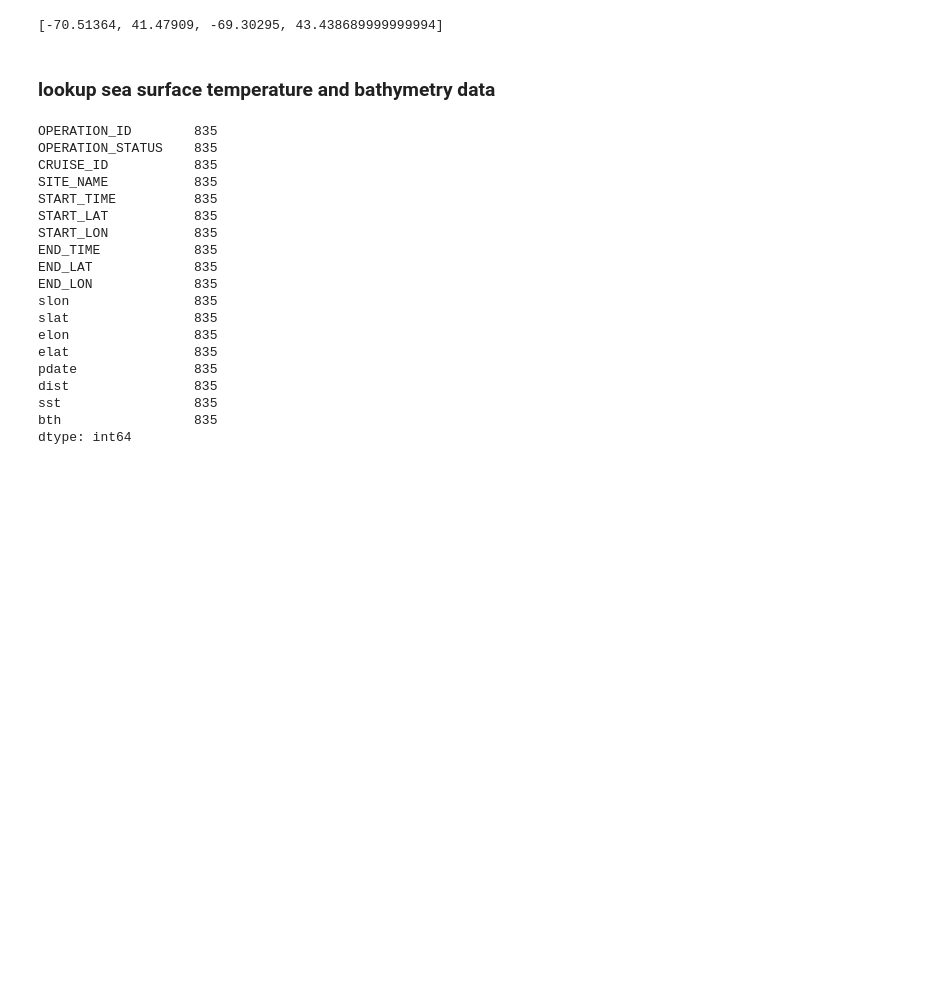
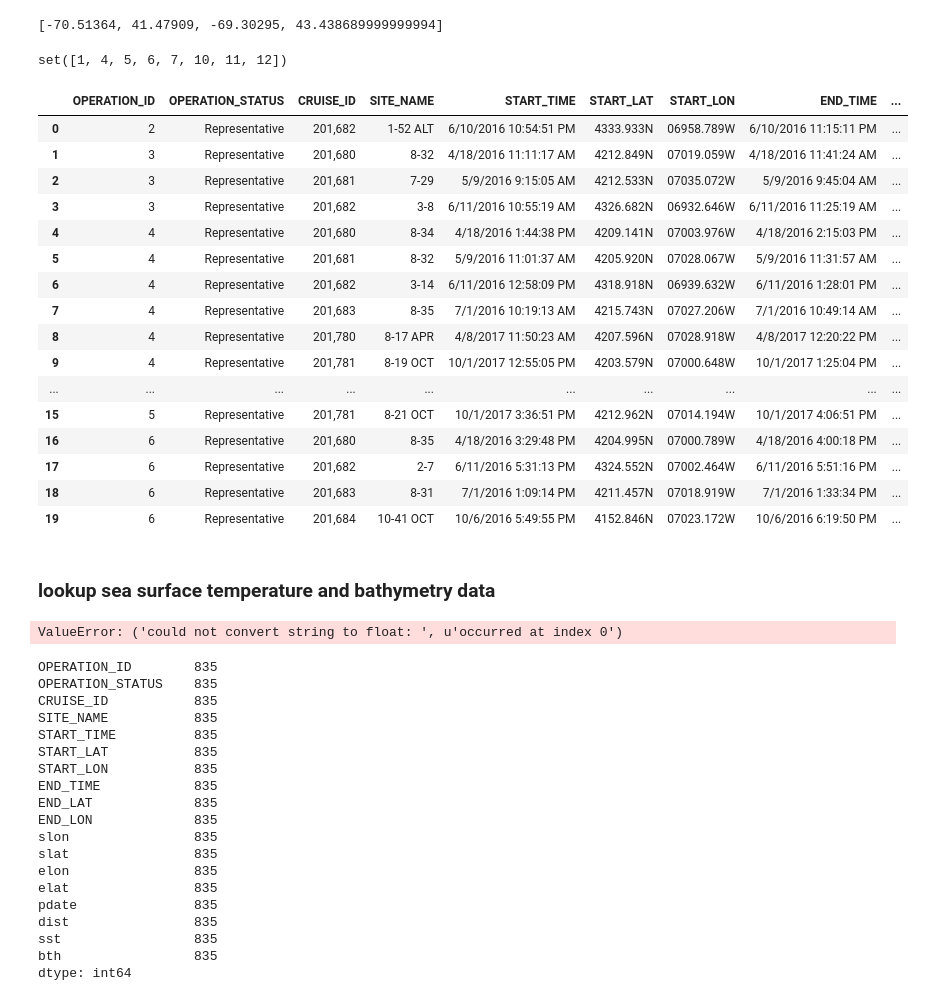
Before and after one commit to lukemckinstry/hack4sea, a Jupyter notebook: notebooks/tows.ipynb, the cells around one changed output. Drawn from its saved outputs; the diff is of its cells as text; code cells hidden in the pictures; blank space fills up the shorter version.

Commit message:
create geographic zone

```diff
--- a/notebooks/tows.ipynb
+++ b/notebooks/tows.ipynb
@@ -30,6 +30,9 @@ tow_df['slat'] =  tow_df.apply(lambda row: float((row["START_LAT"]).replace('N',
 tow_df['elon'] =  tow_df.apply(lambda row: float((row["END_LON"]).replace('W','')) / -100, axis=1)
 tow_df['elat'] =  tow_df.apply(lambda row: float((row["END_LAT"]).replace('N','')) / 100, axis=1)
 tow_df['pdate'] = tow_df.apply(lambda row: pd.to_datetime( row['START_TIME'] ), axis=1 )
+tow_df['month'] = tow_df.apply(lambda row: row['pdate'].month , axis=1 )
+
+
 tow_df['dist'] = ((tow_df['slon'] - tow_df['elon'])**2 + (tow_df['slat'] - tow_df['elat'])**2) ** 0.5
 tow_df = tow_df.loc[tow_df['dist'] < .1]
 
@@ -44,6 +47,53 @@ box = [ llcrnrlon, llcrnrlat, urcrnrlon, urcrnrlat ]
 print(box)
 # %% [output]
 [-70.51364, 41.47909, -69.30295, 43.438689999999994]
+# %%
+def get_zone( obj ):
+    coords = [ (obj['slat'] + obj['elat'])/2 , (obj['slon'] + obj['elon'])/2 ]
+    if coords[0] < 41.72:
+        zone=3
+    if coords[0] > 42.75:
+        if coords[1] > -69.77:
+            zone=1
+        else:
+            zone=5
+    else:
+        if coords[1] > -69.77:
+            zone=2
+        else:
+            zone=4
+    return zone
+
+tow_df['zone'] = tow_df.apply(lambda row: get_zone(row) , axis=1 )
+# %%
+def winter( obj ):
+    if obj['month'] == 1 or obj['month'] > 9:
+        return 1
+    else:
+        return 0
+tow_df['winter'] = tow_df.apply(lambda row: winter(row) , axis=1 )
+# %% [output]
+set([1, 4, 5, 6, 7, 10, 11, 12])
+# %%
+tow_df.head(20)
+# %% [output]
+|  | OPERATION_ID | OPERATION_STATUS | CRUISE_ID | SITE_NAME | START_TIME | START_LAT | START_LON | END_TIME | ... |
+| 0 | 2 | Representative | 201,682 | 1-52 ALT | 6/10/2016 10:54:51 PM | 4333.933N | 06958.789W | 6/10/2016 11:15:11 PM | ... |
+| 1 | 3 | Representative | 201,680 | 8-32 | 4/18/2016 11:11:17 AM | 4212.849N | 07019.059W | 4/18/2016 11:41:24 AM | ... |
+| 2 | 3 | Representative | 201,681 | 7-29 | 5/9/2016 9:15:05 AM | 4212.533N | 07035.072W | 5/9/2016 9:45:04 AM | ... |
+| 3 | 3 | Representative | 201,682 | 3-8 | 6/11/2016 10:55:19 AM | 4326.682N | 06932.646W | 6/11/2016 11:25:19 AM | ... |
+| 4 | 4 | Representative | 201,680 | 8-34 | 4/18/2016 1:44:38 PM | 4209.141N | 07003.976W | 4/18/2016 2:15:03 PM | ... |
+| 5 | 4 | Representative | 201,681 | 8-32 | 5/9/2016 11:01:37 AM | 4205.920N | 07028.067W | 5/9/2016 11:31:57 AM | ... |
+| 6 | 4 | Representative | 201,682 | 3-14 | 6/11/2016 12:58:09 PM | 4318.918N | 06939.632W | 6/11/2016 1:28:01 PM | ... |
+| 7 | 4 | Representative | 201,683 | 8-35 | 7/1/2016 10:19:13 AM | 4215.743N | 07027.206W | 7/1/2016 10:49:14 AM | ... |
+| 8 | 4 | Representative | 201,780 | 8-17 APR | 4/8/2017 11:50:23 AM | 4207.596N | 07028.918W | 4/8/2017 12:20:22 PM | ... |
+| 9 | 4 | Representative | 201,781 | 8-19 OCT | 10/1/2017 12:55:05 PM | 4203.579N | 07000.648W | 10/1/2017 1:25:04 PM | ... |
+| ... | ... | ... | ... | ... | ... | ... | ... | ... | ... |
+| 15 | 5 | Representative | 201,781 | 8-21 OCT | 10/1/2017 3:36:51 PM | 4212.962N | 07014.194W | 10/1/2017 4:06:51 PM | ... |
+| 16 | 6 | Representative | 201,680 | 8-35 | 4/18/2016 3:29:48 PM | 4204.995N | 07000.789W | 4/18/2016 4:00:18 PM | ... |
+| 17 | 6 | Representative | 201,682 | 2-7 | 6/11/2016 5:31:13 PM | 4324.552N | 07002.464W | 6/11/2016 5:51:16 PM | ... |
+| 18 | 6 | Representative | 201,683 | 8-31 | 7/1/2016 1:09:14 PM | 4211.457N | 07018.919W | 7/1/2016 1:33:34 PM | ... |
+| 19 | 6 | Representative | 201,684 | 10-41 OCT | 10/6/2016 5:49:55 PM | 4152.846N | 07023.172W | 10/6/2016 6:19:50 PM | ... |
 # %% [markdown]
 ### lookup sea surface temperature and bathymetry data
 # %%
@@ -87,6 +137,8 @@ def get_bth( obj ):
 
 tow_df['sst'] =  tow_df.apply(lambda row: get_sst( row ), axis=1)
 tow_df['bth'] =  tow_df.apply(lambda row: get_bth( row ), axis=1)
+# %% [output]
+ValueError: ('could not convert string to float: ', u'occurred at index 0')
 # %%
 tow_df = tow_df.loc[tow_df['dist'] < .1]
 tow_df.count()
```
Also changed, not shown: 2 other files.
